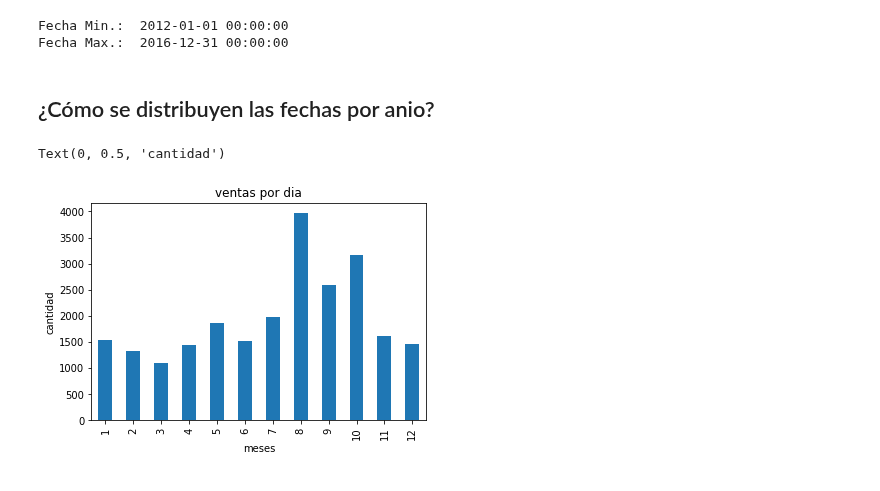
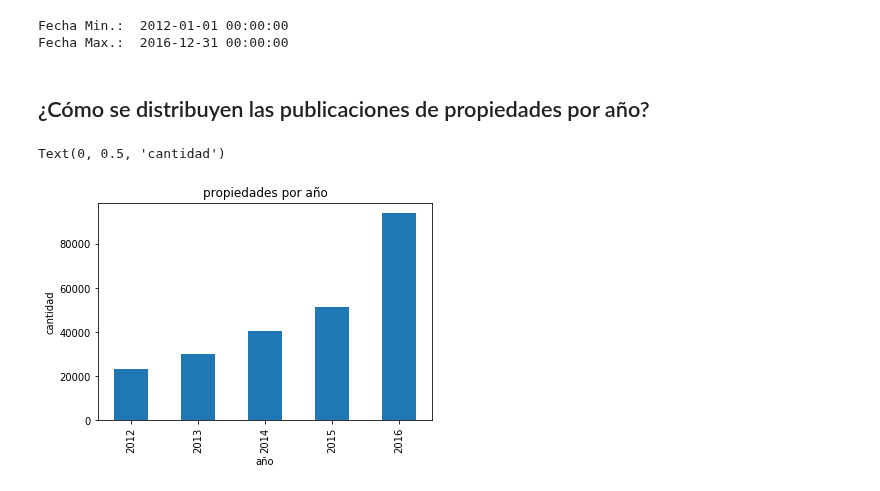
Before and after one commit to Alaneta/Datacones, a Jupyter notebook: Lucas/Analisis_exploratorio_1.ipynb, the cells around one changed output. Saved outputs shown, nothing was run; the diff lists cells and outputs as text; code cells hidden in the pictures.

```diff
--- a/Lucas/Analisis_exploratorio_1.ipynb
+++ b/Lucas/Analisis_exploratorio_1.ipynb
@@ -79,3 +84,5 @@ escuelascercanas                     float64
 centroscomercialescercanos           float64
 precio                               float64
 dtype: object
+# %%
+train = train.loc[(~train['fecha'].isnull())]
@@ -88,13 +135,12 @@ print("Fecha Max.: ", train['fecha'].max())
 Fecha Min.:  2012-01-01 00:00:00
 Fecha Max.:  2016-12-31 00:00:00
 # %% [markdown]
-## ¿Cómo se distribuyen las fechas por anio?
+## ¿Cómo se distribuyen las publicaciones de propiedades por año?
 # %%
-#Anio 2012
-prop_2012 = train[train['fecha'].dt.year == 2012]
-ax = prop_2012['fecha'].dt.month.value_counts().sort_index().plot.bar(title="ventas por dia")
-ax.set_xlabel('meses')
+prop_total = train
+ax = prop_total['fecha'].dt.year.value_counts().sort_index().plot.bar(title="propiedades por año")
+ax.set_xlabel('año')
 ax.set_ylabel('cantidad')
 # %% [output]
 Text(0, 0.5, 'cantidad')
-[figure, old version]
+[figure, new version]
```
Also changed, not shown: parts of 16 cells of this notebook, 2 other files.
